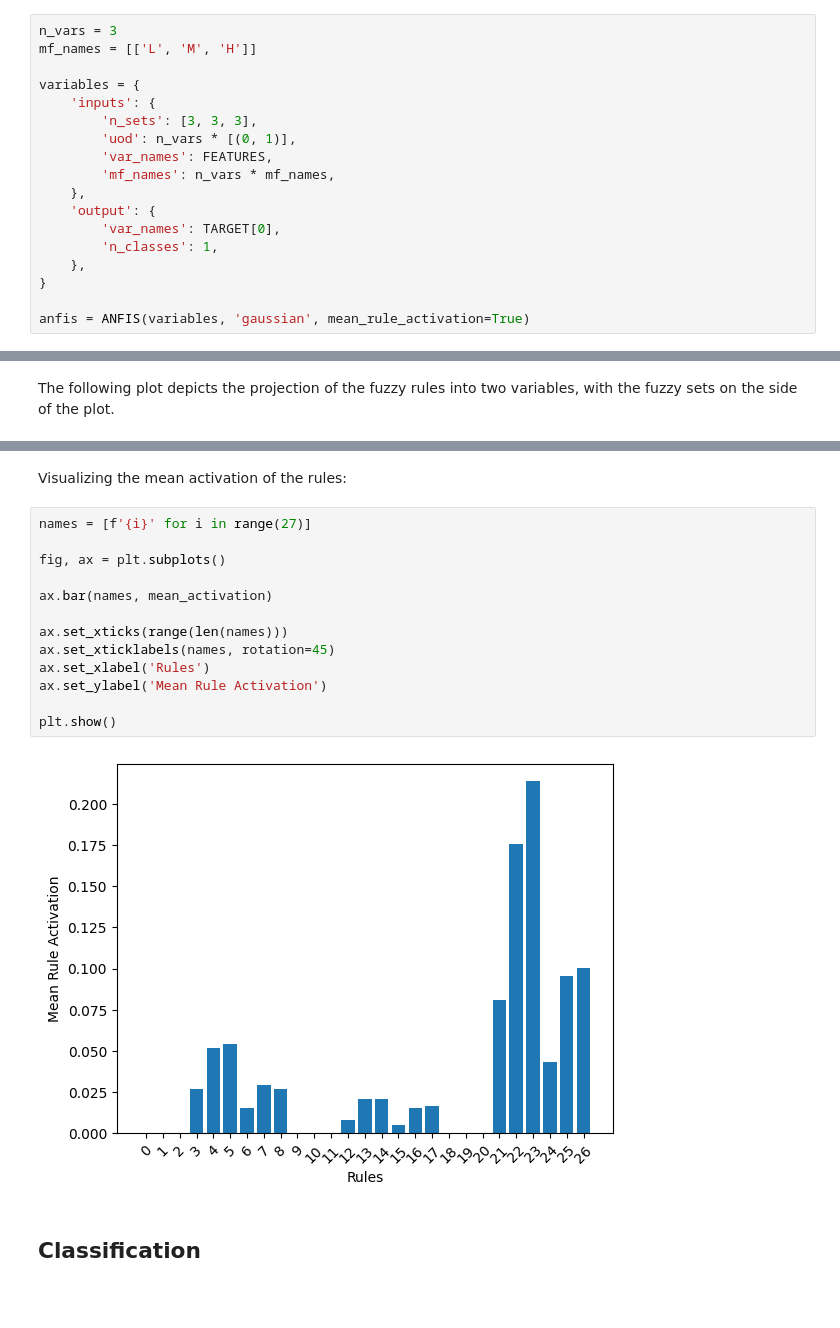
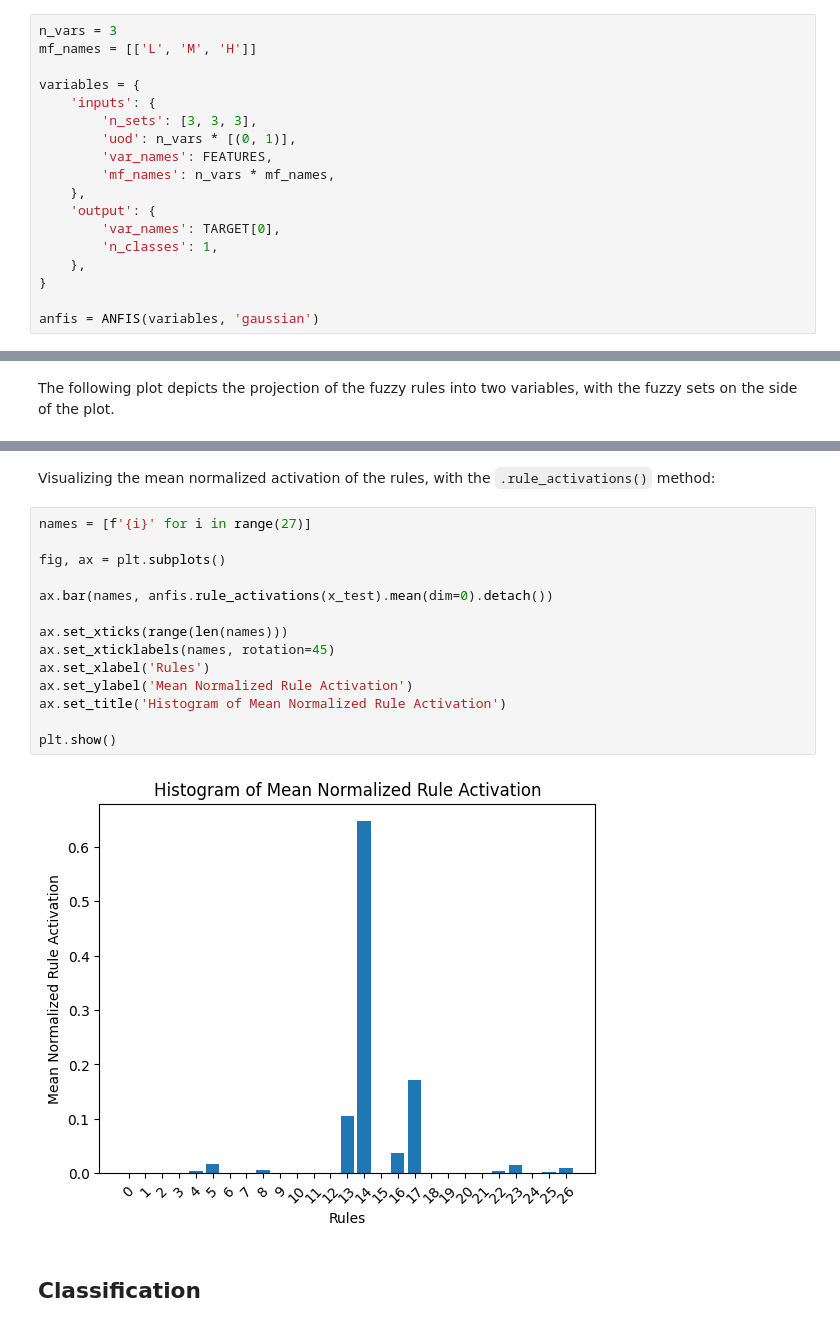
Before and after one commit to mZaiam/ANFISpy, a Jupyter notebook: examples/anfis_example.ipynb, the cells around one changed output, grey strips where cells are left out. Saved outputs shown, nothing was run; the diff lists cells and outputs as text; blank space fills up the shorter version.

```diff
--- a/examples/anfis_example.ipynb
+++ b/examples/anfis_example.ipynb
@@ -100,7 +100,7 @@ variables = {
     },
 }
 
-anfis = ANFIS(variables, 'gaussian', mean_rule_activation=True)
+anfis = ANFIS(variables, 'gaussian')
 # %% [markdown]
 Defining the loss function and optimizer:
 # %%
@@ -225,20 +224,21 @@ rules
 # %% [markdown]
-Visualizing the mean activation of the rules:
+Visualizing the mean normalized activation of the rules, with the `.rule_activations()` method:
 # %%
 names = [f'{i}' for i in range(27)]
 
 fig, ax = plt.subplots()
 
-ax.bar(names, mean_activation)
+ax.bar(names, anfis.rule_activations(x_test).mean(dim=0).detach())
 
 ax.set_xticks(range(len(names)))
 ax.set_xticklabels(names, rotation=45)
 ax.set_xlabel('Rules')
-ax.set_ylabel('Mean Rule Activation')
+ax.set_ylabel('Mean Normalized Rule Activation')
+ax.set_title('Histogram of Mean Normalized Rule Activation')
 
 plt.show()
 # %% [output]
-[figure, old version]
+[figure, new version]
 # %% [markdown]
 ## Classification
 # %% [markdown]
```
Also changed, not shown: parts of 14 cells of this notebook.
